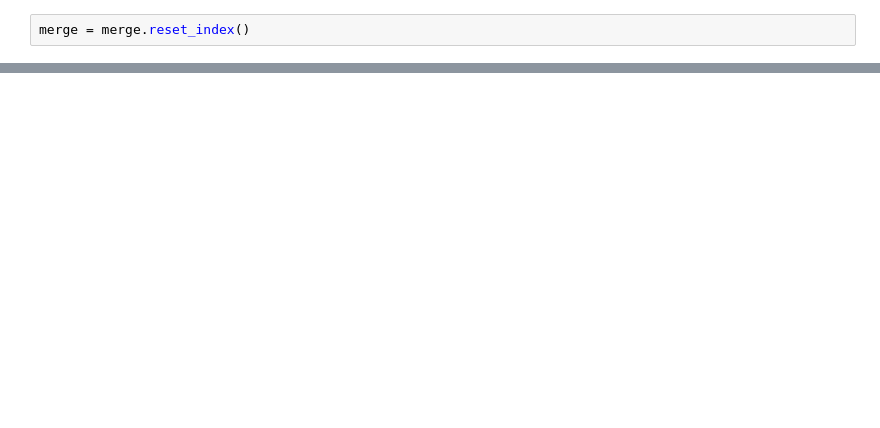
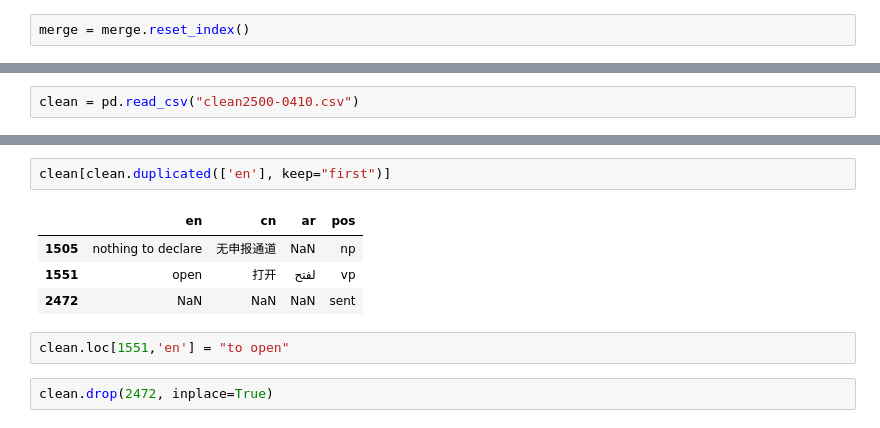
Before and after one commit to jihjihk/qutr, a Jupyter notebook: backend/db0328/0404 number and named entity replacement.ipynb, the cells around one changed output, grey strips where cells are left out. Cells and saved outputs as stored; diff of their text form; blank space fills up the shorter version.

```diff
--- a/backend/db0328/0404 number and named entity replacement.ipynb
+++ b/backend/db0328/0404 number and named entity replacement.ipynb
@@ -115,0 +233,2 @@ merge.shape
+# %%
+clean = pd.read_csv("clean2500-0410.csv")
@@ -115,0 +268,11 @@ merge.shape
+# %%
+clean[clean.duplicated(['en'], keep="first")]
+# %% [output]
+|  | en | cn | ar | pos |
+| 1505 | nothing to declare | 无申报通道 | NaN | np |
+| 1551 | open | 打开 | لفتح | vp |
+| 2472 | NaN | NaN | NaN | sent |
+# %%
+clean.loc[1551,'en'] = "to open"
+# %%
+clean.drop(2472, inplace=True)
```
Also changed, not shown: parts of 24 cells of this notebook, 9 other files.
